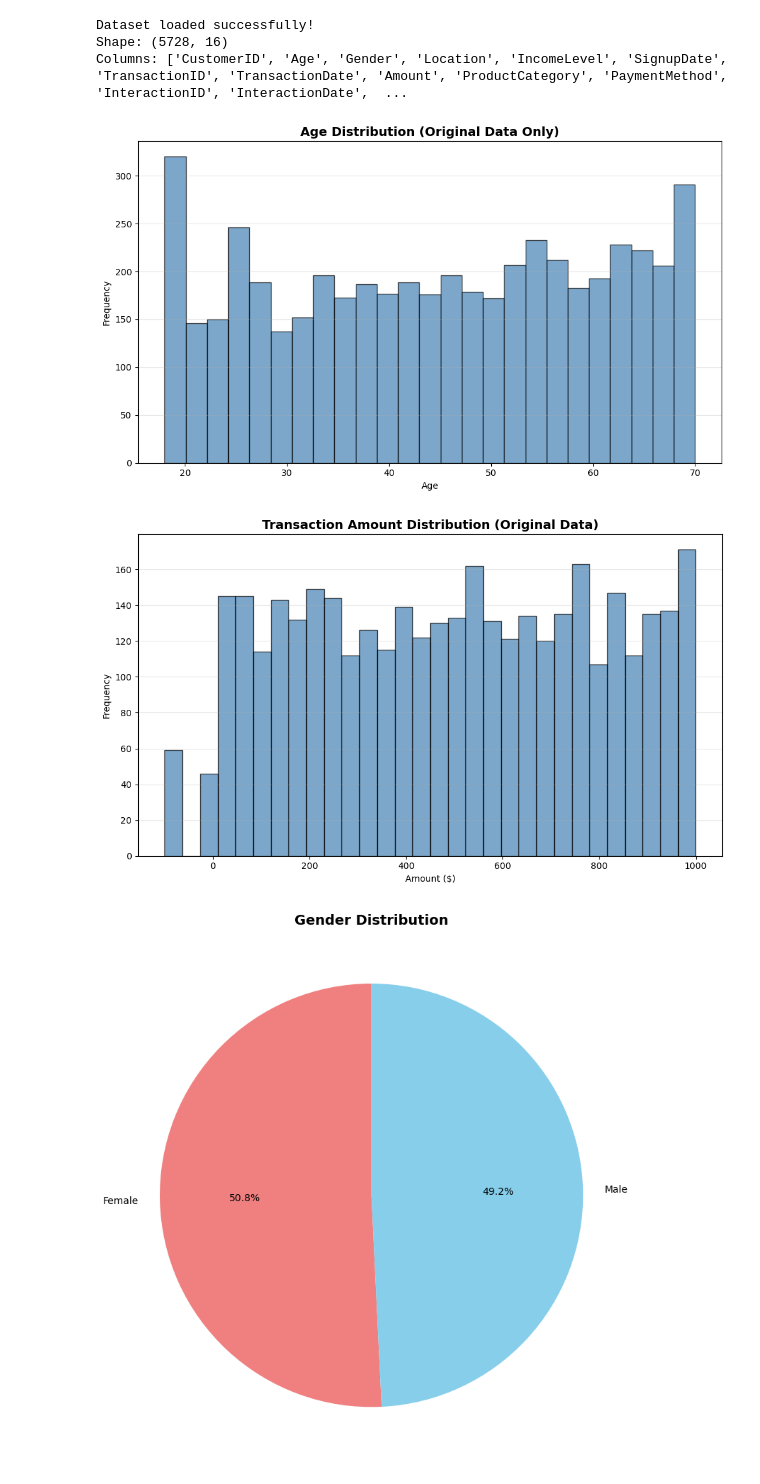
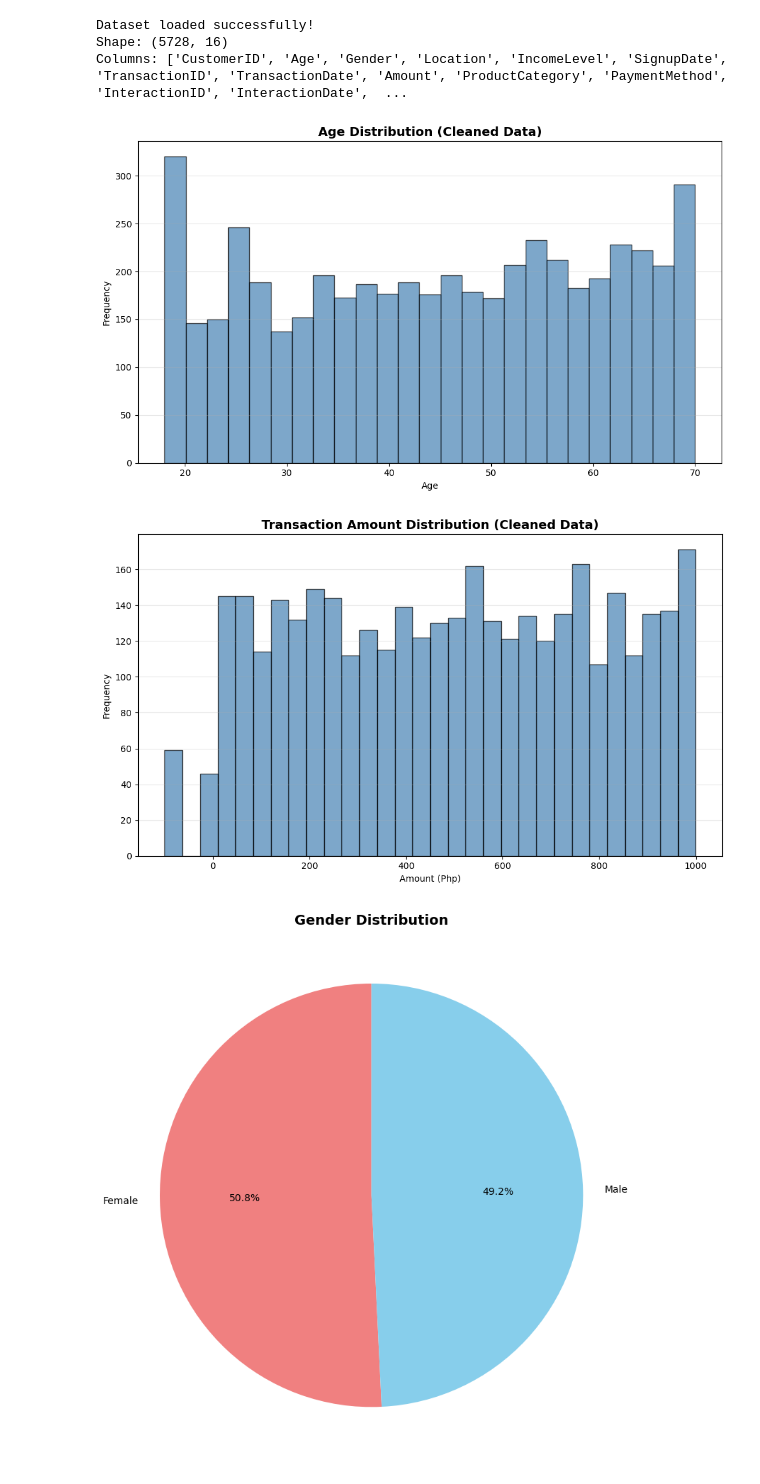
Before and after one commit to chaddelra/MS1-Exploratory-Data-Analysis-Group-5, a Jupyter notebook: MS2 Team 5/MS2 Team 5 submission.ipynb, the cells around one changed output. Cells and saved outputs as stored; diff of their text form; code cells hidden in the pictures.

Commit message:
minor corrections to chart details

```diff
--- a/MS2 Team 5/MS2 Team 5 submission.ipynb
+++ b/MS2 Team 5/MS2 Team 5 submission.ipynb
@@ -594,31 +594,31 @@ Dataset loaded successfully!
 Shape: (5728, 16)
 Columns: ['CustomerID', 'Age', 'Gender', 'Location', 'IncomeLevel', 'SignupDate', 'TransactionID', 'TransactionDate', 'Amount', 'ProductCategory', 'PaymentMethod', 'InteractionID', 'InteractionDate',  ...
 # %%
-# 1. Age Distribution (Original Data Only)
+# 1. Age Distribution (Cleaned Data)
 plt.figure(figsize=(10, 6))
 original_ages = merged_df[merged_df['Age'] != 45.0]['Age'].dropna()
 plt.hist(original_ages, bins=25, edgecolor='black', alpha=0.7, color='steelblue')
-plt.title('Age Distribution (Original Data Only)', fontsize=14, fontweight='bold')
+plt.title('Age Distribution (Cleaned Data)', fontsize=14, fontweight='bold')
 plt.xlabel('Age')
 plt.ylabel('Frequency')
 plt.grid(axis='y', alpha=0.3)
 plt.tight_layout()
 plt.show()
 # %% [output]
-[figure, old version]
+[figure, new version]
 # %%
-# 2. Transaction Amount Distribution (Original Data)
+# 2. Transaction Amount Distribution (Cleaned Data)
 plt.figure(figsize=(10, 6))
 original_amounts = merged_df[merged_df['Amount'] != 497.285]['Amount'].dropna()
 plt.hist(original_amounts, bins=30, edgecolor='black', alpha=0.7, color='steelblue')
-plt.title('Transaction Amount Distribution (Original Data)', fontsize=14, fontweight='bold')
-plt.xlabel('Amount ($)')
+plt.title('Transaction Amount Distribution (Cleaned Data)', fontsize=14, fontweight='bold')
+plt.xlabel('Amount (Php)')
 plt.ylabel('Frequency')
 plt.grid(axis='y', alpha=0.3)
 plt.tight_layout()
 plt.show()
 # %% [output]
-[figure, old version]
+[figure, new version]
 # %%
 # 3. Gender Distribution
 plt.figure(figsize=(8, 8))
```
Also changed, not shown: parts of 1 cell of this notebook.
